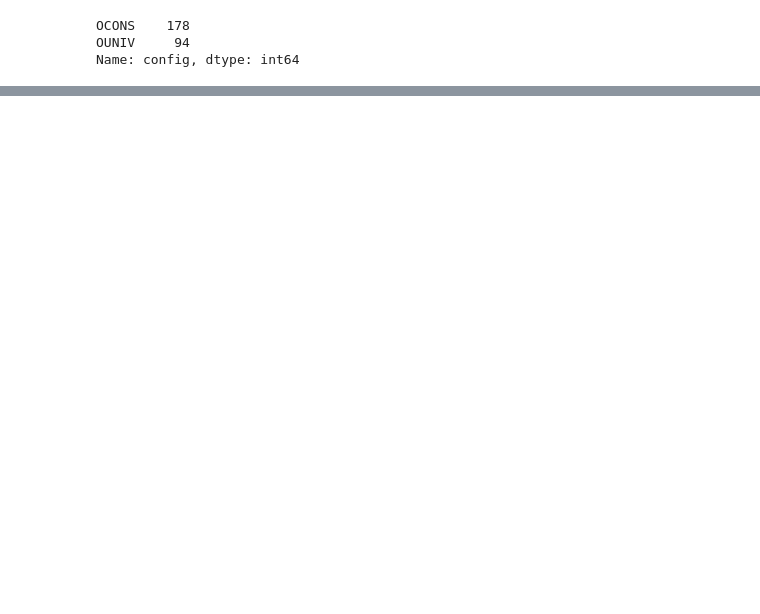
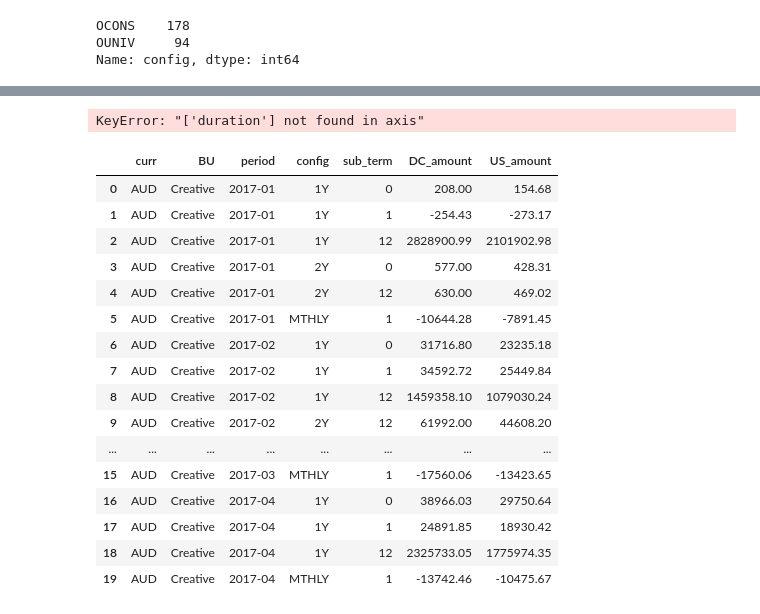
Before and after one commit to davidjsmith44/Deferred_Revenue_Forecast, a Jupyter notebook: notebooks/testing_08_05_20.ipynb, the cells around one changed output, grey strips where cells are left out. Saved outputs shown, nothing was run; the diff lists cells and outputs as text; code cells hidden in the pictures; blank space fills up the shorter version.

Commit message:
sales_doc_type done

```diff
--- a/notebooks/testing_08_05_20.ipynb
+++ b/notebooks/testing_08_05_20.ipynb
@@ -1028,0 +1033,29 @@ SyntaxError: invalid syntax (<ipython-input-51-5fb110c1bdba>, line 47)
+# %%
+# pass in df_no_POB
+df.drop(labels=['duration'], axis=1, inplace=True)
+df.head(20)
+# first group based on rev rec type
+# %% [output]
+KeyError: "['duration'] not found in axis"
+# %%
+df_a = df[df["rev_req_type"] == "A"].copy()
+gb_a = df_a.groupby(["curr", "BU", "period", "config", "sub_term"], as_index=False).sum()
+gb_a.head(20)
+# %% [output]
+|  | curr | BU | period | config | sub_term | DC_amount | US_amount |
+| 0 | AUD | Creative | 2017-01 | 1Y | 0 | 208.00 | 154.68 |
+| 1 | AUD | Creative | 2017-01 | 1Y | 1 | -254.43 | -273.17 |
+| 2 | AUD | Creative | 2017-01 | 1Y | 12 | 2828900.99 | 2101902.98 |
+| 3 | AUD | Creative | 2017-01 | 2Y | 0 | 577.00 | 428.31 |
+| 4 | AUD | Creative | 2017-01 | 2Y | 12 | 630.00 | 469.02 |
+| 5 | AUD | Creative | 2017-01 | MTHLY | 1 | -10644.28 | -7891.45 |
+| 6 | AUD | Creative | 2017-02 | 1Y | 0 | 31716.80 | 23235.18 |
+| 7 | AUD | Creative | 2017-02 | 1Y | 1 | 34592.72 | 25449.84 |
+| 8 | AUD | Creative | 2017-02 | 1Y | 12 | 1459358.10 | 1079030.24 |
+| 9 | AUD | Creative | 2017-02 | 2Y | 12 | 61992.00 | 44608.20 |
+| ... | ... | ... | ... | ... | ... | ... | ... |
+| 15 | AUD | Creative | 2017-03 | MTHLY | 1 | -17560.06 | -13423.65 |
+| 16 | AUD | Creative | 2017-04 | 1Y | 0 | 38966.03 | 29750.64 |
+| 17 | AUD | Creative | 2017-04 | 1Y | 1 | 24891.85 | 18930.42 |
+| 18 | AUD | Creative | 2017-04 | 1Y | 12 | 2325733.05 | 1775974.35 |
+| 19 | AUD | Creative | 2017-04 | MTHLY | 1 | -13742.46 | -10475.67 |
```
Also changed, not shown: parts of 6 cells of this notebook, 3 other files.
